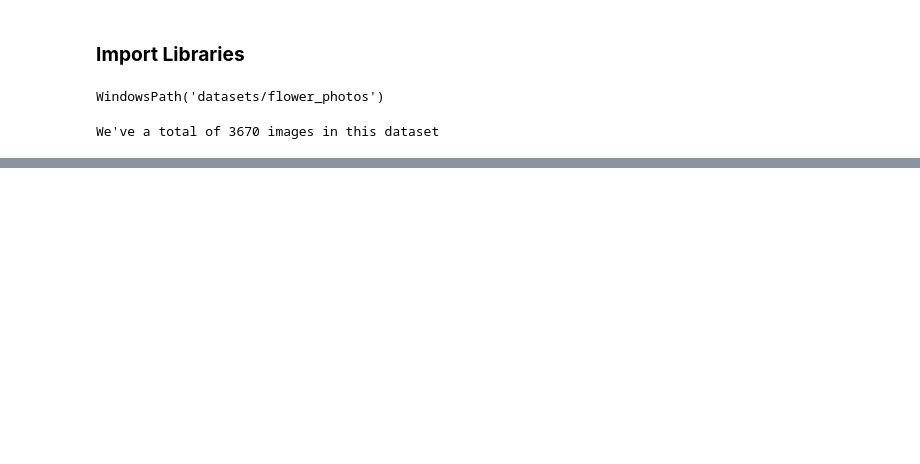
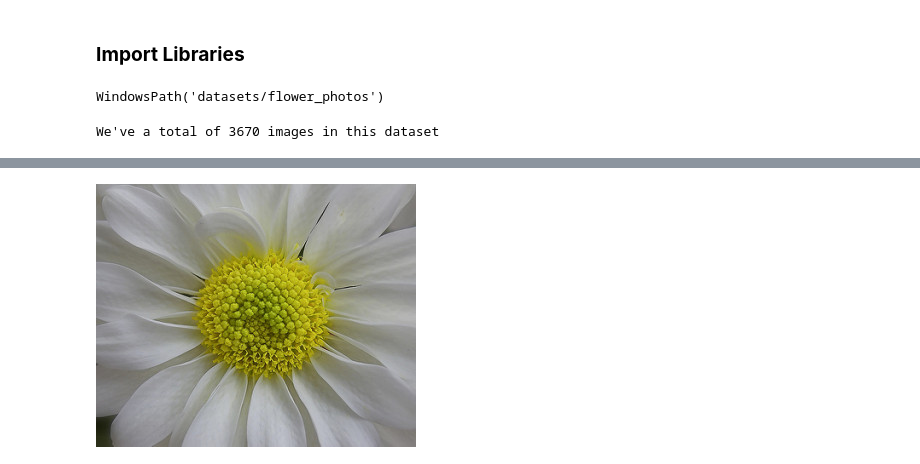
Before and after one commit to edumaedaa/Flowers-Data-Augmentation, a Jupyter notebook: flowers_predict.ipynb, the cells around one changed output, grey strips where cells are left out. Saved outputs shown, nothing was run; the diff lists cells and outputs as text; code cells hidden in the pictures; blank space fills up the shorter version.

```diff
--- a/flowers_predict.ipynb
+++ b/flowers_predict.ipynb
@@ -28,3 +30,9 @@ img_num = len(list(data_dir.glob('*/*.jpg')))
 print(f"We've a total of {img_num} images in this dataset")
 # %% [output]
 We've a total of 3670 images in this dataset
+# %%
+# Testing Glob Searching
+
+print(len(list(data_dir.glob("daisy/*"))))
+daisy_flowers = list(data_dir.glob("daisy/*"))[:5]
+daisy_flowers
@@ -30,0 +46,4 @@ We've a total of 3670 images in this dataset
+# %%
+PIL.Image.open(daisy_flowers[0])
+# %% [output]
+[figure, added]
```
Also changed, not shown: parts of 5 cells of this notebook.
